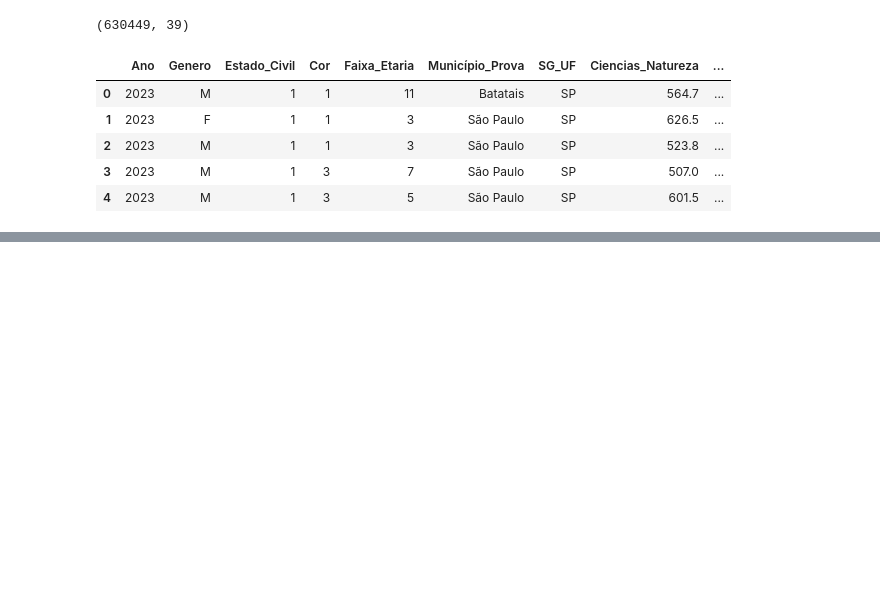
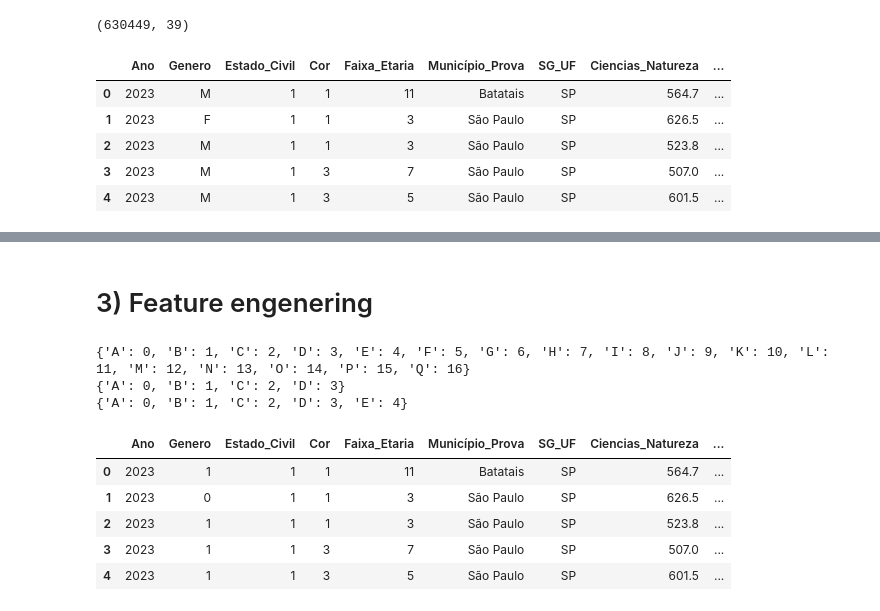
Before and after one commit to ManoelFelipe/Enem, a Jupyter notebook: ENEM_Data-Cleaning.ipynb, the cells around one changed output, grey strips where cells are left out. Cells and saved outputs as stored; diff of their text form; code cells hidden in the pictures; blank space fills up the shorter version.

```diff
--- a/ENEM_Data-Cleaning.ipynb
+++ b/ENEM_Data-Cleaning.ipynb
@@ -434,4 +431,6 @@ df_23_22.to_csv('df_23_22_01_SP.csv', index=False, encoding = "utf-8")
 # %%
+# Exportar para .csv. Sem o index, index=False;
+# df_23_22.to_csv('df_23_22_01_SP.csv', index=False, encoding = "utf-8")
 # Carregando os dados
 # df_23_22 = reduce_mem_usage(pd.read_csv('df_23_22_new.csv', encoding = "utf-8", sep = ','))
-df_23_22_SP = pd.read_csv('df_23_22_01.csv', encoding = "utf-8", sep = ',')
+df_23_22_SP = pd.read_csv('df_23_22_01_SP.csv', encoding = "utf-8", sep = ',')
@@ -437,0 +448,2 @@ df_23_22_SP = pd.read_csv('df_23_22_01.csv', encoding = "utf-8", sep = ',')
+# %% [markdown]
+# 3) Feature engenering
@@ -437,0 +454,43 @@ df_23_22_SP = pd.read_csv('df_23_22_01.csv', encoding = "utf-8", sep = ',')
+# %%
+# feature engenering
+escolariade = {'A':0, 'B':1, 'C':2, 'D':3, 'E':4, 'F':5, 'G':6, 'H':0}
+grupo_escolaridade = {'A':0, 'B':1, 'C':2, 'D':3, 'E':4, 'F':0}
+renda_familiar = {value:index for index, value in enumerate(np.sort(df_23_22_SP['Renda_mensal_familiar'].unique()),start = 0)}
+empregada_domestico = {value:index for index, value in enumerate(np.sort(df_23_22_SP['Empregada_domestica'].unique()),start = 0)}
+quantidade = {value:index for index, value in enumerate(np.sort(df_23_22_SP.Quantidade_banheiros.unique()), start = 0)}
+
+print(renda_familiar)
+print(empregada_domestico)
+print(quantidade)
+# %% [output]
+{'A': 0, 'B': 1, 'C': 2, 'D': 3, 'E': 4, 'F': 5, 'G': 6, 'H': 7, 'I': 8, 'J': 9, 'K': 10, 'L': 11, 'M': 12, 'N': 13, 'O': 14, 'P': 15, 'Q': 16}
+{'A': 0, 'B': 1, 'C': 2, 'D': 3}
+{'A': 0, 'B': 1, 'C': 2, 'D': 3, 'E': 4}
+# %%
+# Masculino = 1; Feminino = 0
+df_23_22_SP.Genero = pd.get_dummies(df_23_22_SP.Genero, drop_first = True, prefix = 'Genero', dtype=int)
+df_23_22_SP.Internet = pd.get_dummies(df_23_22_SP.Internet, drop_first = True, prefix = 'Internet', dtype=int)
+# %%
+df_23_22_SP['Escolaridade_mae'] = df_23_22_SP['Escolaridade_mae'].map(escolariade)
+df_23_22_SP.Escolaridade_pai = df_23_22_SP.Escolaridade_pai.map(escolariade)
+
+df_23_22_SP.Ocupacao_pai = df_23_22_SP.Ocupacao_pai.map(grupo_escolaridade)
+df_23_22_SP.Ocupacao_mae = df_23_22_SP.Ocupacao_mae.map(grupo_escolaridade)
+
+df_23_22_SP.Renda_mensal_familiar = df_23_22_SP.Renda_mensal_familiar.map(renda_familiar)
+
+df_23_22_SP.Empregada_domestica = df_23_22_SP.Empregada_domestica.map(empregada_domestico)
+
+df_23_22_SP.Quantidade_banheiros = df_23_22_SP.Quantidade_banheiros.map(quantidade)
+df_23_22_SP.Quantidade_quartos = df_23_22_SP.Quantidade_quartos.map(quantidade)
+df_23_22_SP.Quantidade_carros = df_23_22_SP.Quantidade_carros.map(quantidade)
+df_23_22_SP.Computador = df_23_22_SP.Computador.map(quantidade)
+# %%
+df_23_22_SP.head()
+# %% [output]
+|  | Ano | Genero | Estado_Civil | Cor | Faixa_Etaria | Município_Prova | SG_UF | Ciencias_Natureza | ... |
+| 0 | 2023 | 1 | 1 | 1 | 11 | Batatais | SP | 564.7 | ... |
+| 1 | 2023 | 0 | 1 | 1 | 3 | São Paulo | SP | 626.5 | ... |
+| 2 | 2023 | 1 | 1 | 1 | 3 | São Paulo | SP | 523.8 | ... |
+| 3 | 2023 | 1 | 1 | 3 | 7 | São Paulo | SP | 507.0 | ... |
+| 4 | 2023 | 1 | 1 | 3 | 5 | São Paulo | SP | 601.5 | ... |
```
Also changed, not shown: parts of 6 cells of this notebook, 1 other file.
